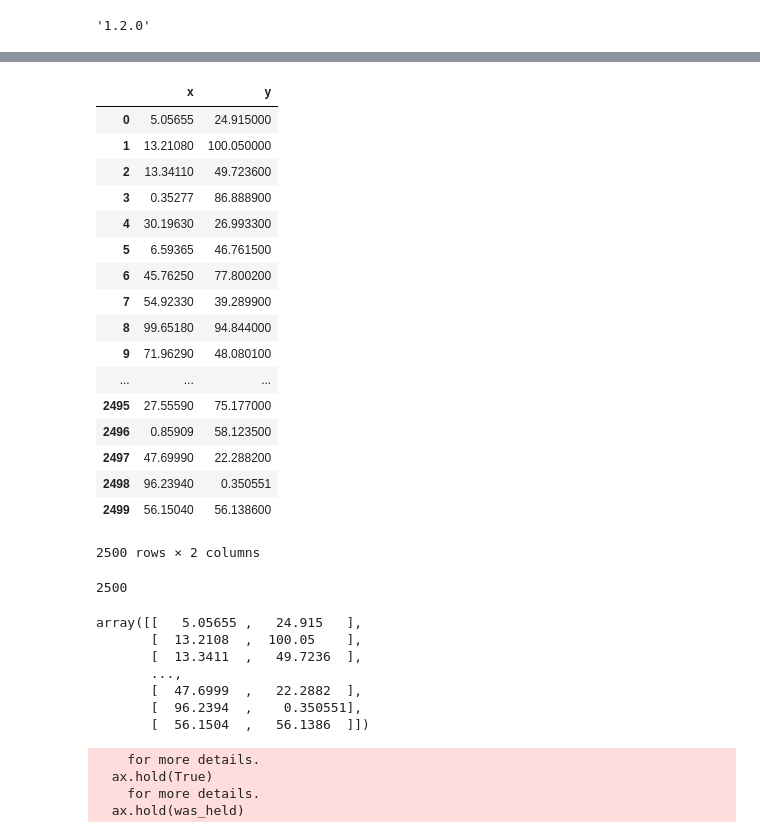
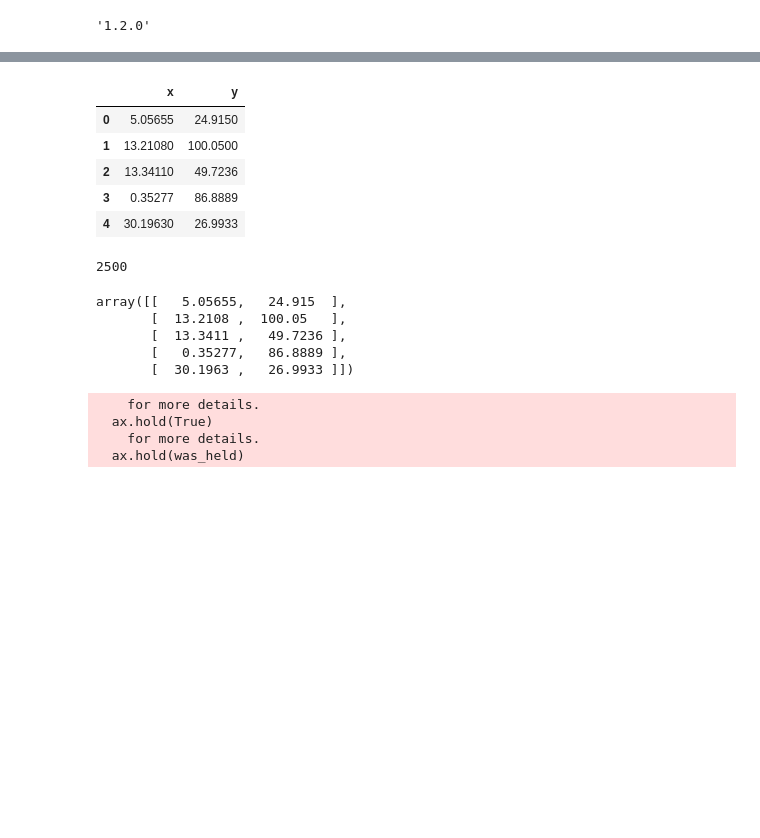
Before and after one commit to fvegar/Tracks, a Jupyter notebook: voronoi.ipynb, the cells around one changed output, grey strips where cells are left out. Drawn from its saved outputs; the diff is of its cells as text; code cells hidden in the pictures; blank space fills up the shorter version.

```diff
--- a/voronoi.ipynb
+++ b/voronoi.ipynb
@@ -41,26 +41,14 @@ Available matplotlib backends: ['qt', 'gtk3', 'osx', 'tk', 'qt5', 'gtk', 'qt4',
 xy = pd.read_table('hex_test/2500/xyz0705.dat', skiprows=1, sep = '\s+', header=None,
                     usecols = [0,1], names=['x','y'], index_col=False)
 # %%
-xy
+xy.head()
 # %% [output]
 |  | x | y |
-| 0 | 5.05655 | 24.915000 |
-| 1 | 13.21080 | 100.050000 |
-| 2 | 13.34110 | 49.723600 |
-| 3 | 0.35277 | 86.888900 |
-| 4 | 30.19630 | 26.993300 |
-| 5 | 6.59365 | 46.761500 |
-| 6 | 45.76250 | 77.800200 |
-| 7 | 54.92330 | 39.289900 |
-| 8 | 99.65180 | 94.844000 |
-| 9 | 71.96290 | 48.080100 |
-| ... | ... | ... |
-| 2495 | 27.55590 | 75.177000 |
-| 2496 | 0.85909 | 58.123500 |
-| 2497 | 47.69990 | 22.288200 |
-| 2498 | 96.23940 | 0.350551 |
-| 2499 | 56.15040 | 56.138600 |
+| 0 | 5.05655 | 24.9150 |
+| 1 | 13.21080 | 100.0500 |
+| 2 | 13.34110 | 49.7236 |
+| 3 | 0.35277 | 86.8889 |
+| 4 | 30.19630 | 26.9933 |
-2500 rows × 2 columns
 # %%
 len(xy)
 # %% [output]
@@ -69,15 +57,13 @@ len(xy)
 # get Voronoi structure out of positions table
 vor = Voronoi(xy)
 # %%
-vor.points
+vor.points[:5]
 # %% [output]
-array([[   5.05655 ,   24.915   ],
-       [  13.2108  ,  100.05    ],
-       [  13.3411  ,   49.7236  ],
-       ...,
-       [  47.6999  ,   22.2882  ],
-       [  96.2394  ,    0.350551],
-       [  56.1504  ,   56.1386  ]])
+array([[   5.05655,   24.915  ],
+       [  13.2108 ,  100.05   ],
+       [  13.3411 ,   49.7236 ],
+       [   0.35277,   86.8889 ],
+       [  30.1963 ,   26.9933 ]])
 # %%
 # plot Voronoi diagram with built-in function
 voronoi_plot_2d(vor, point_size=1,show_vertices=False, line_width=0.25)
```
Also changed, not shown: parts of 20 cells of this notebook.
